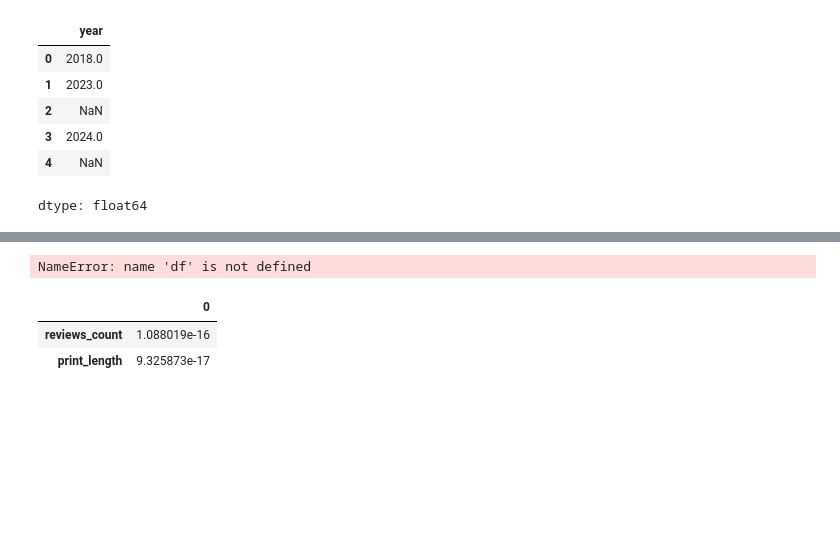
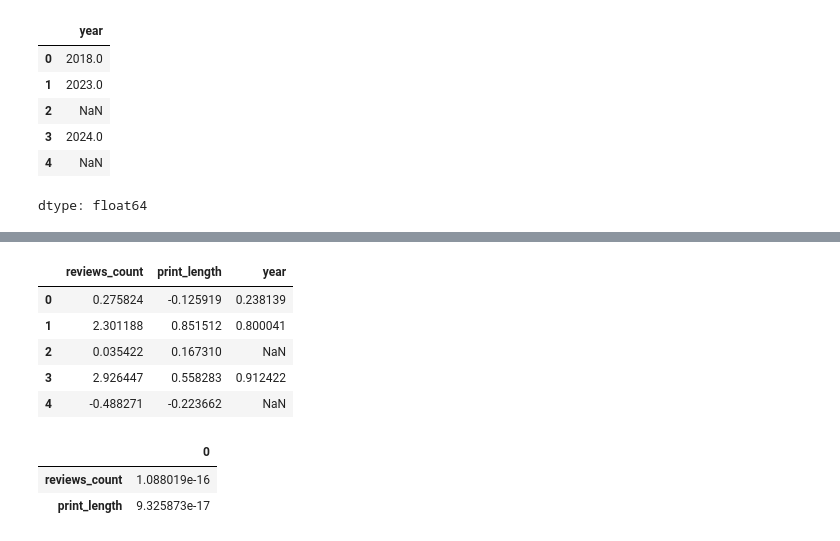
Before and after one commit to khushi24it-star/CA-2-project, a Jupyter notebook: best_selling_books_analysis.ipynb, the cells around one changed output, grey strips where cells are left out. Cells and saved outputs as stored; diff of their text form; code cells hidden in the pictures; blank space fills up the shorter version.

```diff
--- a/best_selling_books_analysis.ipynb
+++ b/best_selling_books_analysis.ipynb
@@ -203,8 +210,14 @@ KeyError: "None of [Index(['reviews count', 'Print Length'], dtype='object')] ar
 # %%
+num_cols = df.select_dtypes(include='number').columns # Redefine num_cols to get current numerical columns
 df[num_cols] = (df[num_cols] - df[num_cols].mean()) / df[num_cols].std()
 df[num_cols].head()
 # %% [output]
-NameError: name 'df' is not defined
+|  | reviews_count | print_length | year |
+| 0 | 0.275824 | -0.125919 | 0.238139 |
+| 1 | 2.301188 | 0.851512 | 0.800041 |
+| 2 | 0.035422 | 0.167310 | NaN |
+| 3 | 2.926447 | 0.558283 | 0.912422 |
+| 4 | -0.488271 | -0.223662 | NaN |
 # %%
 df[num_cols].mean()
 # %% [output]
```
Also changed, not shown: parts of 3 cells of this notebook.
